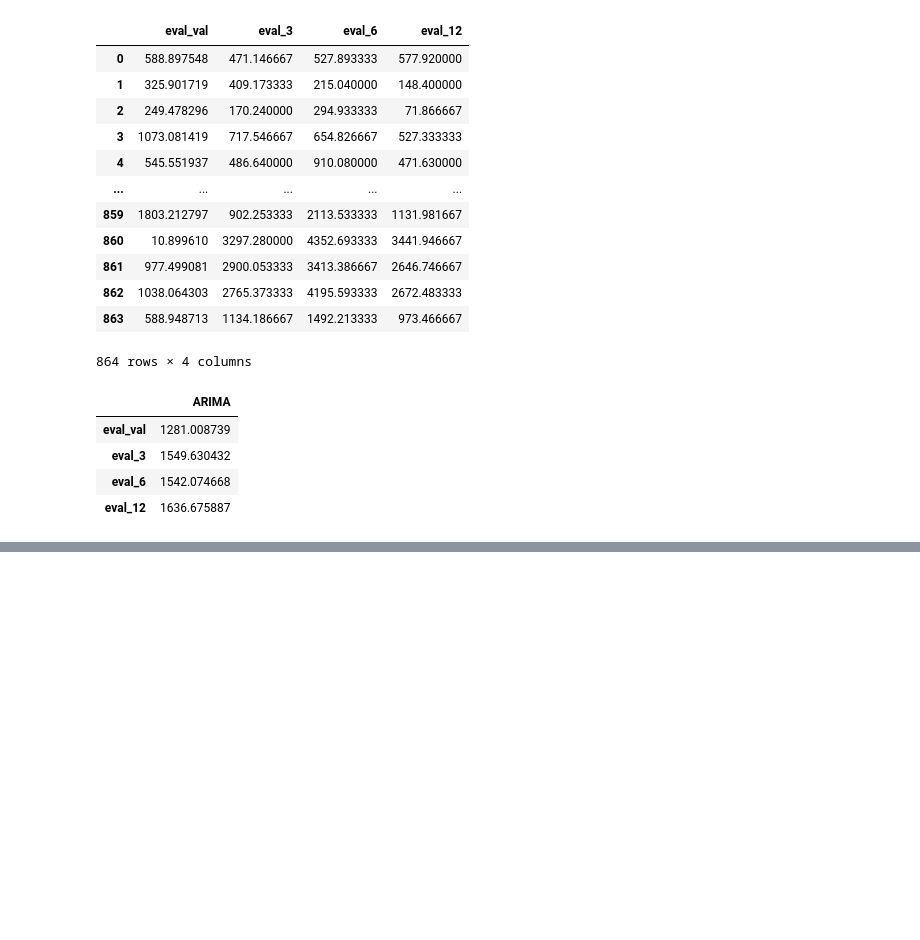
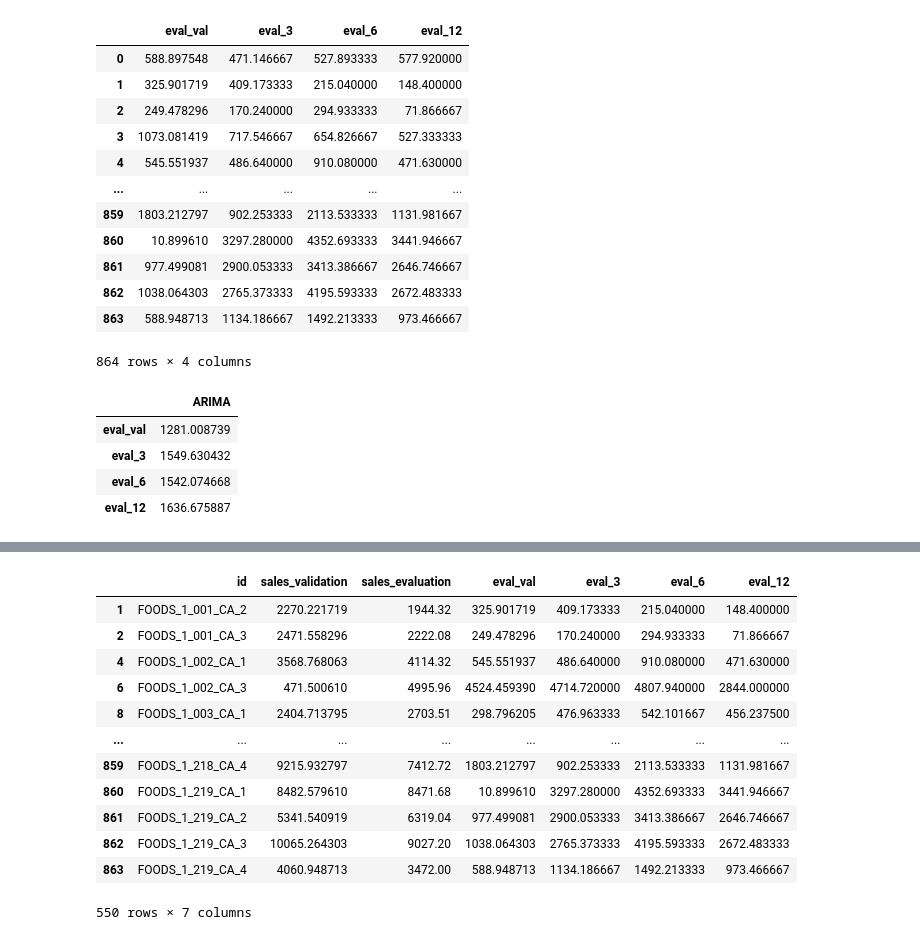
Before and after one commit to FollowingTheRabbit/forecasting, a Jupyter notebook: src/nat_2.ipynb, the cells around one changed output, grey strips where cells are left out. Drawn from its saved outputs; the diff is of its cells as text; code cells hidden in the pictures; blank space fills up the shorter version.

```diff
--- a/src/nat_2.ipynb
+++ b/src/nat_2.ipynb
@@ -1176,0 +1213,19 @@ df_metrics_5[['eval_val','eval_3','eval_6','eval_12']].mean().to_frame(name='ARI
+# %%
+df_metrics_5.loc[(df_metrics_5['eval_val'].lt(df_metrics_5[['eval_3']].mean(axis=1))
+                  | df_metrics_5['eval_val'].lt(df_metrics_5[['eval_6']].mean(axis=1))
+                  | df_metrics_5['eval_val'].lt(df_metrics_5[['eval_12']].mean(axis=1)))
+                  & df_metrics_5['sales_evaluation'].gt(0)][['id','sales_validation','sales_evaluation','eval_val','eval_3','eval_6','eval_12']]
+# %% [output]
+|  | id | sales_validation | sales_evaluation | eval_val | eval_3 | eval_6 | eval_12 |
+| 1 | FOODS_1_001_CA_2 | 2270.221719 | 1944.32 | 325.901719 | 409.173333 | 215.040000 | 148.400000 |
+| 2 | FOODS_1_001_CA_3 | 2471.558296 | 2222.08 | 249.478296 | 170.240000 | 294.933333 | 71.866667 |
+| 4 | FOODS_1_002_CA_1 | 3568.768063 | 4114.32 | 545.551937 | 486.640000 | 910.080000 | 471.630000 |
+| 6 | FOODS_1_002_CA_3 | 471.500610 | 4995.96 | 4524.459390 | 4714.720000 | 4807.940000 | 2844.000000 |
+| 8 | FOODS_1_003_CA_1 | 2404.713795 | 2703.51 | 298.796205 | 476.963333 | 542.101667 | 456.237500 |
+| ... | ... | ... | ... | ... | ... | ... | ... |
+| 859 | FOODS_1_218_CA_4 | 9215.932797 | 7412.72 | 1803.212797 | 902.253333 | 2113.533333 | 1131.981667 |
+| 860 | FOODS_1_219_CA_1 | 8482.579610 | 8471.68 | 10.899610 | 3297.280000 | 4352.693333 | 3441.946667 |
+| 861 | FOODS_1_219_CA_2 | 5341.540919 | 6319.04 | 977.499081 | 2900.053333 | 3413.386667 | 2646.746667 |
+| 862 | FOODS_1_219_CA_3 | 10065.264303 | 9027.20 | 1038.064303 | 2765.373333 | 4195.593333 | 2672.483333 |
+| 863 | FOODS_1_219_CA_4 | 4060.948713 | 3472.00 | 588.948713 | 1134.186667 | 1492.213333 | 973.466667 |
+550 rows × 7 columns
```
Also changed, not shown: parts of 3 cells of this notebook.
